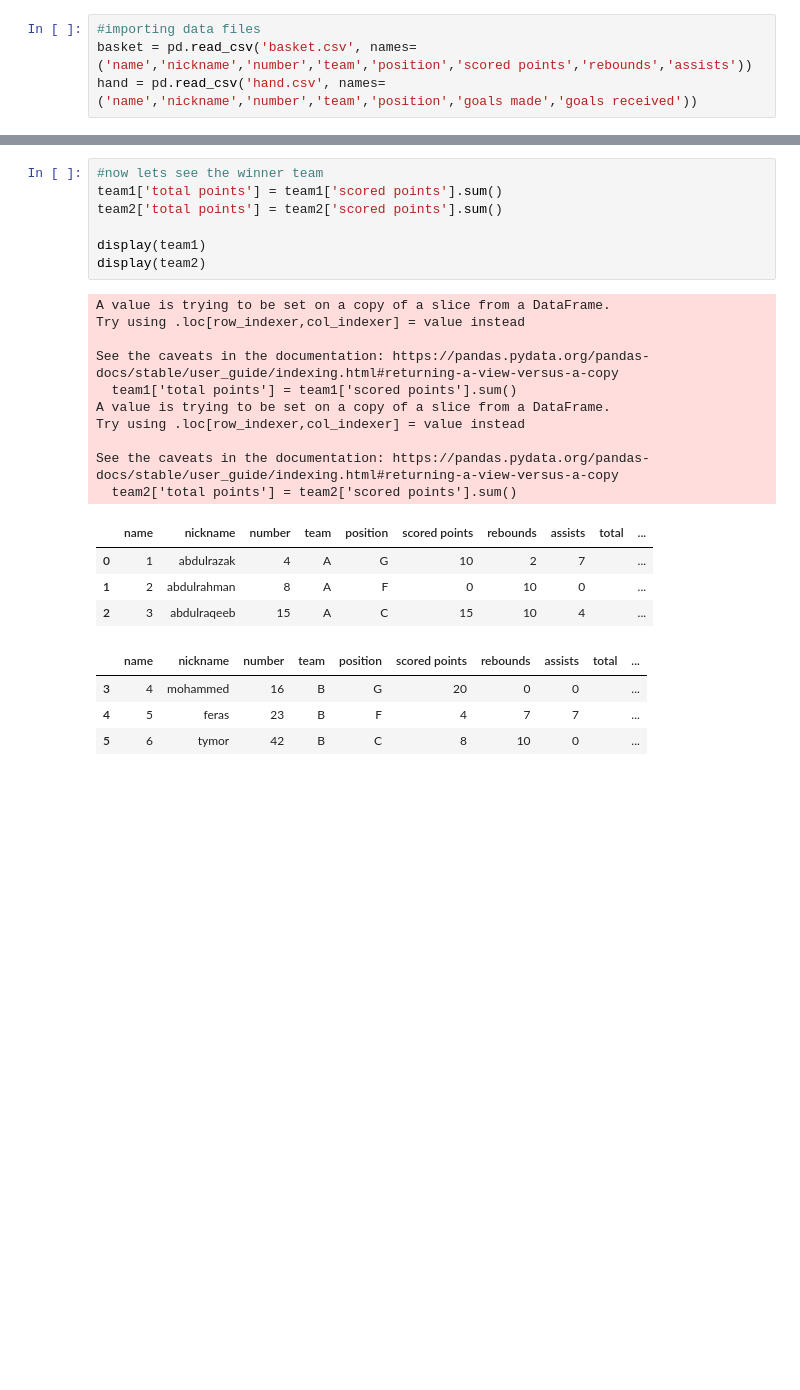
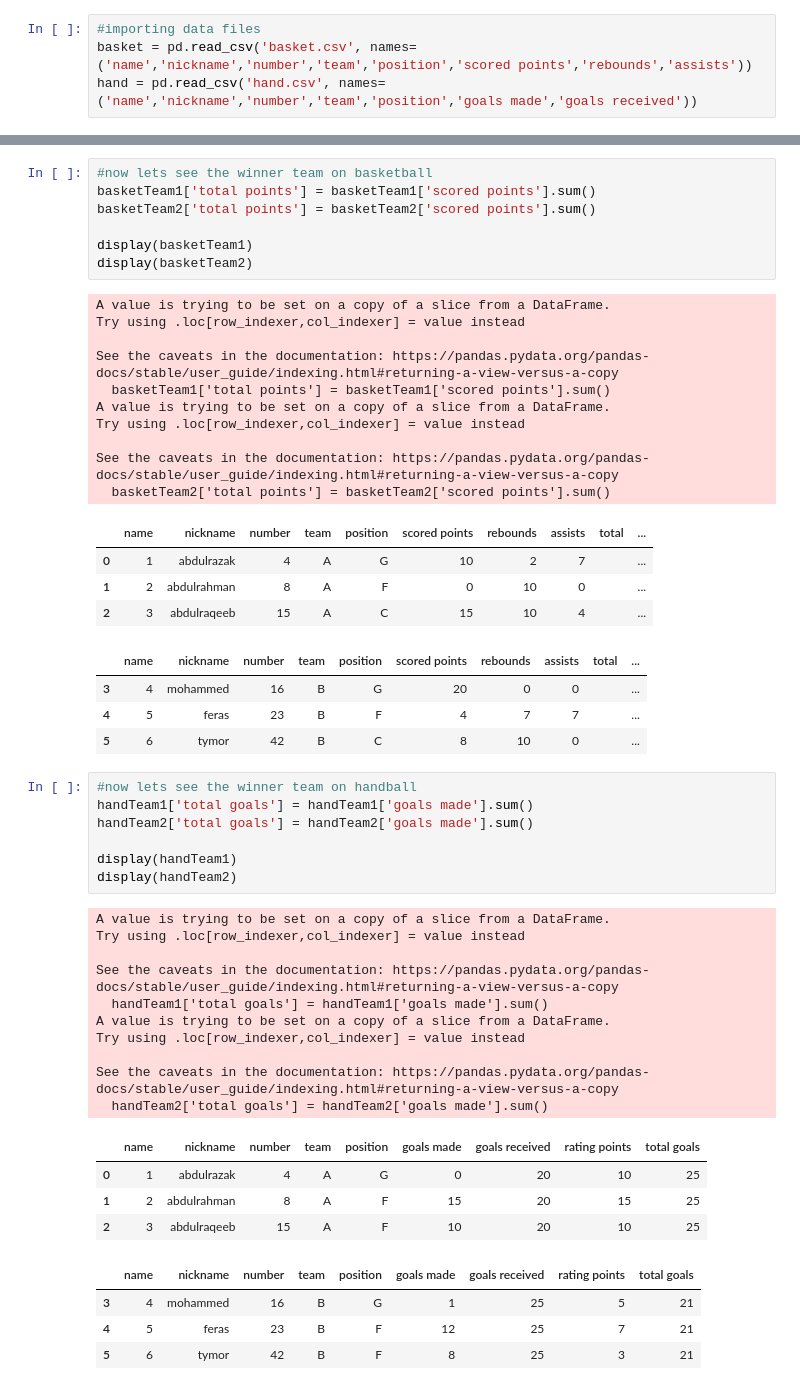
Before and after one commit to iiabdulrazak/basketandhand_analysis, a Jupyter notebook: main.ipynb, the cells around one changed output, grey strips where cells are left out. Saved outputs shown, nothing was run; the diff lists cells and outputs as text; blank space fills up the shorter version.

```diff
--- a/main.ipynb
+++ b/main.ipynb
@@ -111,21 +170,21 @@ Team B
 # %%
-#now lets see the winner team
-team1['total points'] = team1['scored points'].sum()
-team2['total points'] = team2['scored points'].sum()
+#now lets see the winner team on basketball
+basketTeam1['total points'] = basketTeam1['scored points'].sum()
+basketTeam2['total points'] = basketTeam2['scored points'].sum()
 
-display(team1)
-display(team2)
+display(basketTeam1)
+display(basketTeam2)
 # %% [output]
 A value is trying to be set on a copy of a slice from a DataFrame.
 Try using .loc[row_indexer,col_indexer] = value instead
 
 See the caveats in the documentation: https://pandas.pydata.org/pandas-docs/stable/user_guide/indexing.html#returning-a-view-versus-a-copy
-  team1['total points'] = team1['scored points'].sum()
+  basketTeam1['total points'] = basketTeam1['scored points'].sum()
 A value is trying to be set on a copy of a slice from a DataFrame.
 Try using .loc[row_indexer,col_indexer] = value instead
 
 See the caveats in the documentation: https://pandas.pydata.org/pandas-docs/stable/user_guide/indexing.html#returning-a-view-versus-a-copy
-  team2['total points'] = team2['scored points'].sum()
+  basketTeam2['total points'] = basketTeam2['scored points'].sum()
 |  | name | nickname | number | team | position | scored points | rebounds | assists | total | ... |
 | 0 | 1 | abdulrazak | 4 | A | G | 10 | 2 | 7 |  | ... |
 | 1 | 2 | abdulrahman | 8 | A | F | 0 | 10 | 0 |  | ... |
@@ -134,4 +193,30 @@ See the caveats in the documentation: https://pandas.pydata.org/pandas-docs/stab
 | 3 | 4 | mohammed | 16 | B | G | 20 | 0 | 0 |  | ... |
 | 4 | 5 | feras | 23 | B | F | 4 | 7 | 7 |  | ... |
 | 5 | 6 | tymor | 42 | B | C | 8 | 10 | 0 |  | ... |
+# %%
+#now lets see the winner team on handball
+handTeam1['total goals'] = handTeam1['goals made'].sum()
+handTeam2['total goals'] = handTeam2['goals made'].sum()
+
+display(handTeam1)
+display(handTeam2)
+# %% [output]
+A value is trying to be set on a copy of a slice from a DataFrame.
+Try using .loc[row_indexer,col_indexer] = value instead
+
+See the caveats in the documentation: https://pandas.pydata.org/pandas-docs/stable/user_guide/indexing.html#returning-a-view-versus-a-copy
+  handTeam1['total goals'] = handTeam1['goals made'].sum()
+A value is trying to be set on a copy of a slice from a DataFrame.
+Try using .loc[row_indexer,col_indexer] = value instead
+
+See the caveats in the documentation: https://pandas.pydata.org/pandas-docs/stable/user_guide/indexing.html#returning-a-view-versus-a-copy
+  handTeam2['total goals'] = handTeam2['goals made'].sum()
+|  | name | nickname | number | team | position | goals made | goals received | rating points | total goals |
+| 0 | 1 | abdulrazak | 4 | A | G | 0 | 20 | 10 | 25 |
+| 1 | 2 | abdulrahman | 8 | A | F | 15 | 20 | 15 | 25 |
+| 2 | 3 | abdulraqeeb | 15 | A | F | 10 | 20 | 10 | 25 |
+|  | name | nickname | number | team | position | goals made | goals received | rating points | total goals |
+| 3 | 4 | mohammed | 16 | B | G | 1 | 25 | 5 | 21 |
+| 4 | 5 | feras | 23 | B | F | 12 | 25 | 7 | 21 |
+| 5 | 6 | tymor | 42 | B | F | 8 | 25 | 3 | 21 |
 # %%
```
Also changed, not shown: parts of 14 cells of this notebook.
